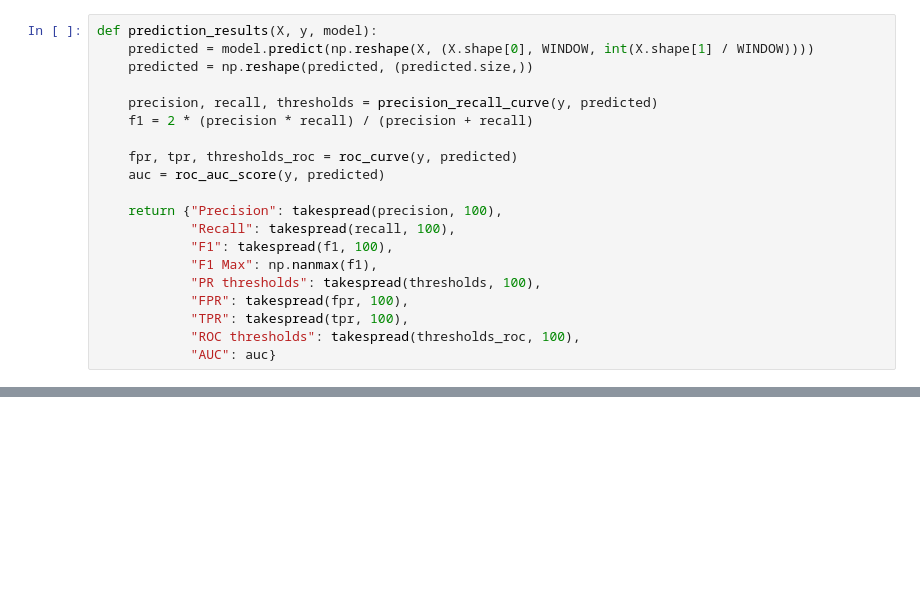
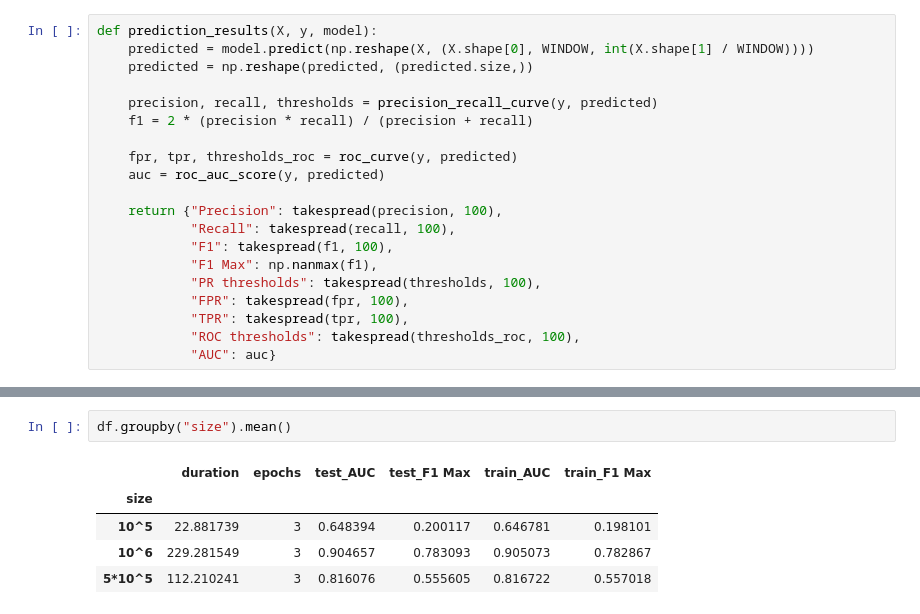
Before and after one commit to mansenfranzen/notebooks, a Jupyter notebook: LSTM Simulation Keras/Recurrent Simulation.ipynb, the cells around one changed output, grey strips where cells are left out. Cells and saved outputs as stored; diff of their text form; blank space fills up the shorter version.

```diff
--- a/LSTM Simulation Keras/Recurrent Simulation.ipynb
+++ b/LSTM Simulation Keras/Recurrent Simulation.ipynb
@@ -227,0 +279,8 @@ finally:
+# %%
+df.groupby("size").mean()
+# %% [output]
+|  | duration | epochs | test_AUC | test_F1 Max | train_AUC | train_F1 Max |
+| size |  |  |  |  |  |  |
+| 10^5 | 22.881739 | 3 | 0.648394 | 0.200117 | 0.646781 | 0.198101 |
+| 10^6 | 229.281549 | 3 | 0.904657 | 0.783093 | 0.905073 | 0.782867 |
+| 5*10^5 | 112.210241 | 3 | 0.816076 | 0.555605 | 0.816722 | 0.557018 |
```
Also changed, not shown: parts of 7 cells of this notebook, 2 other files.
